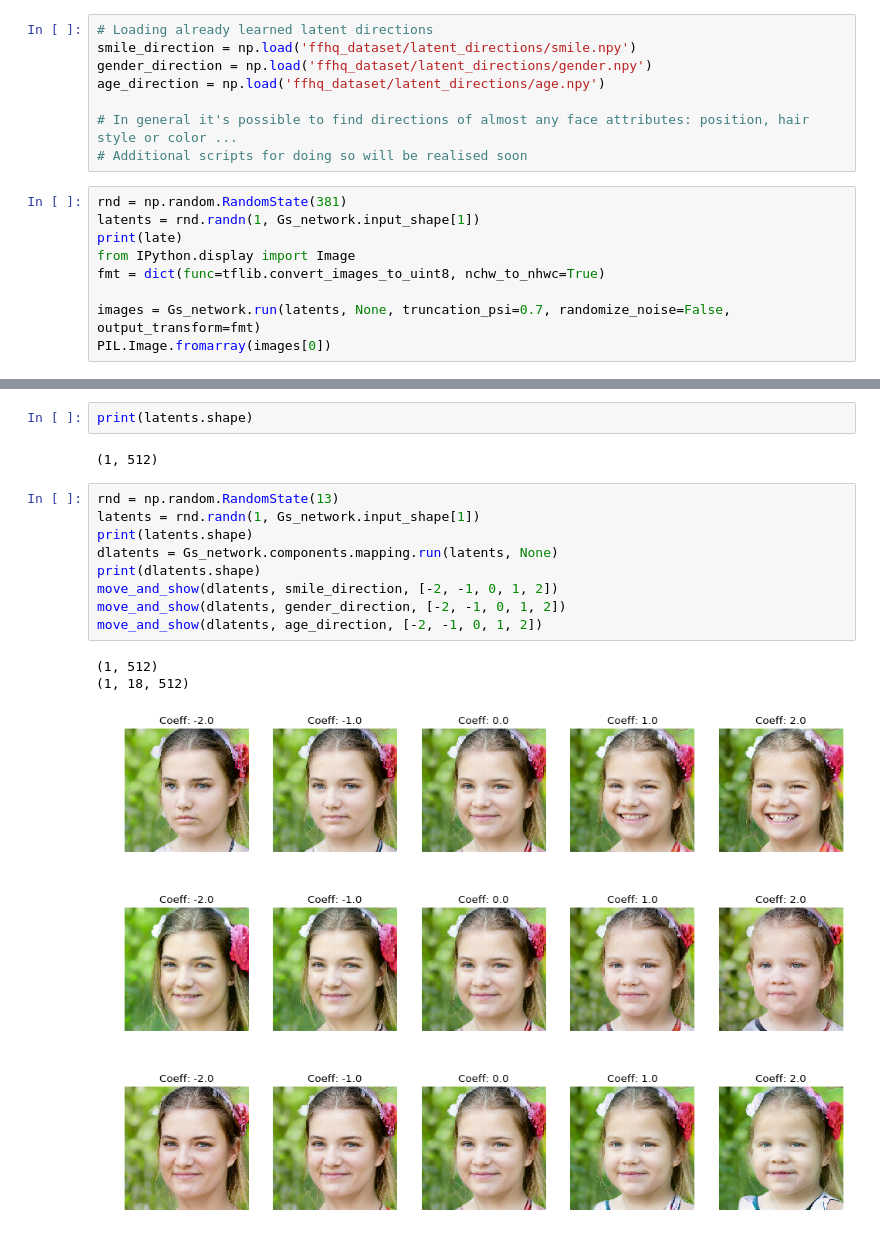
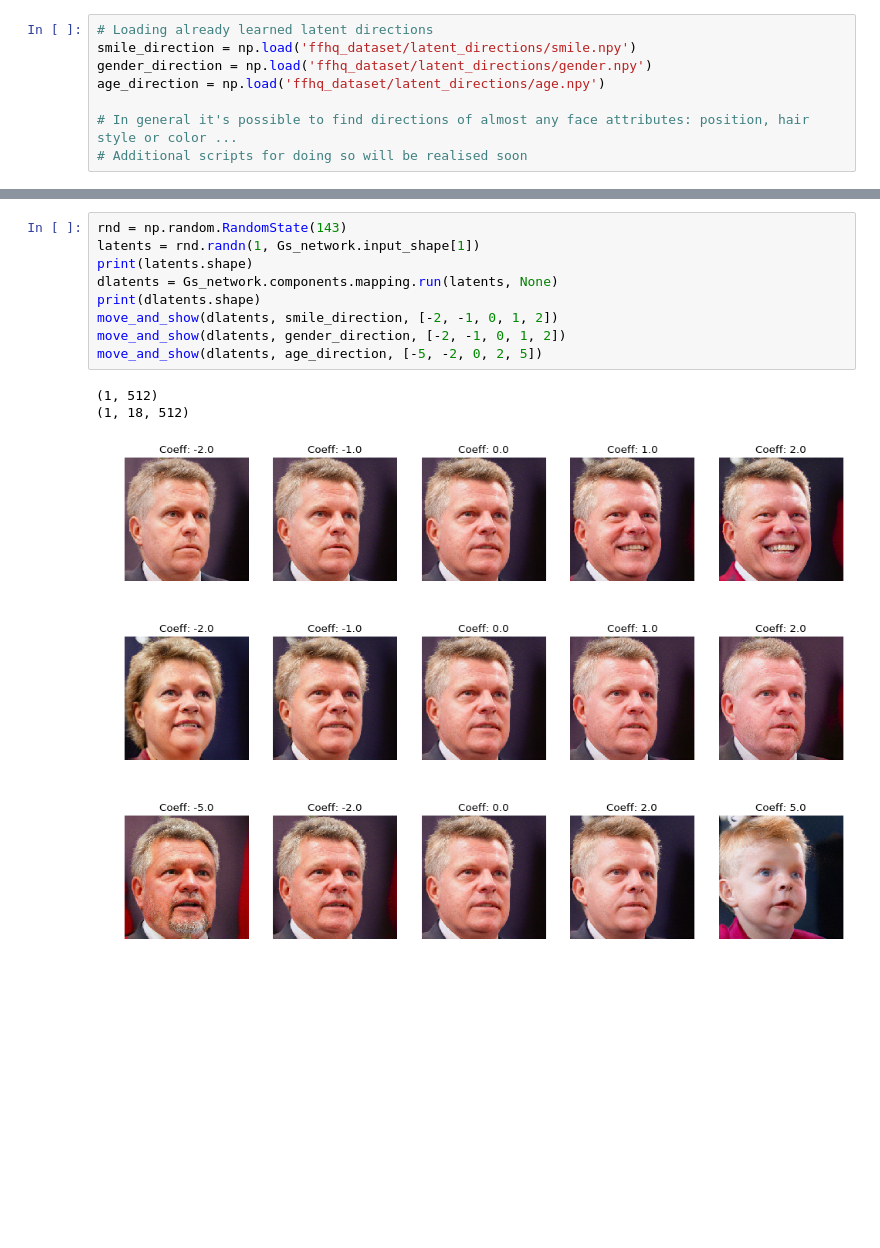
Before and after one commit to BademiChetan/stylegan-encoder, a Jupyter notebook: Play_with_latent_directions.ipynb, the cells around one changed output, grey strips where cells are left out. Saved outputs shown, nothing was run; the diff lists cells and outputs as text; blank space fills up the shorter version.

```diff
--- a/Play_with_latent_directions.ipynb
+++ b/Play_with_latent_directions.ipynb
@@ -55,12 +43,3 @@ age_direction = np.load('ffhq_dataset/latent_directions/age.npy')
 
 # In general it's possible to find directions of almost any face attributes: position, hair style or color ...
 # Additional scripts for doing so will be realised soon
-# %%
-rnd = np.random.RandomState(381)
-latents = rnd.randn(1, Gs_network.input_shape[1])
-print(late)
-from IPython.display import Image
-fmt = dict(func=tflib.convert_images_to_uint8, nchw_to_nhwc=True)
-
-images = Gs_network.run(latents, None, truncation_psi=0.7, randomize_noise=False, output_transform=fmt)
-PIL.Image.fromarray(images[0])
@@ -69,19 +46,15 @@ PIL.Image.fromarray(images[0])
-# %%
-print(latents.shape)
-# %% [output]
-(1, 512)
 # %%
-rnd = np.random.RandomState(13)
+rnd = np.random.RandomState(143)
 latents = rnd.randn(1, Gs_network.input_shape[1])
 print(latents.shape)
 dlatents = Gs_network.components.mapping.run(latents, None)
 print(dlatents.shape)
 move_and_show(dlatents, smile_direction, [-2, -1, 0, 1, 2])
 move_and_show(dlatents, gender_direction, [-2, -1, 0, 1, 2])
-move_and_show(dlatents, age_direction, [-2, -1, 0, 1, 2])
+move_and_show(dlatents, age_direction, [-5, -2, 0, 2, 5])
 # %% [output]
 (1, 512)
 (1, 18, 512)
-[figure, old version]
+[figure, new version]
-[figure, old version]
+[figure, new version]
-[figure, old version]
+[figure, new version]
```
Also changed, not shown: parts of 11 cells of this notebook.
